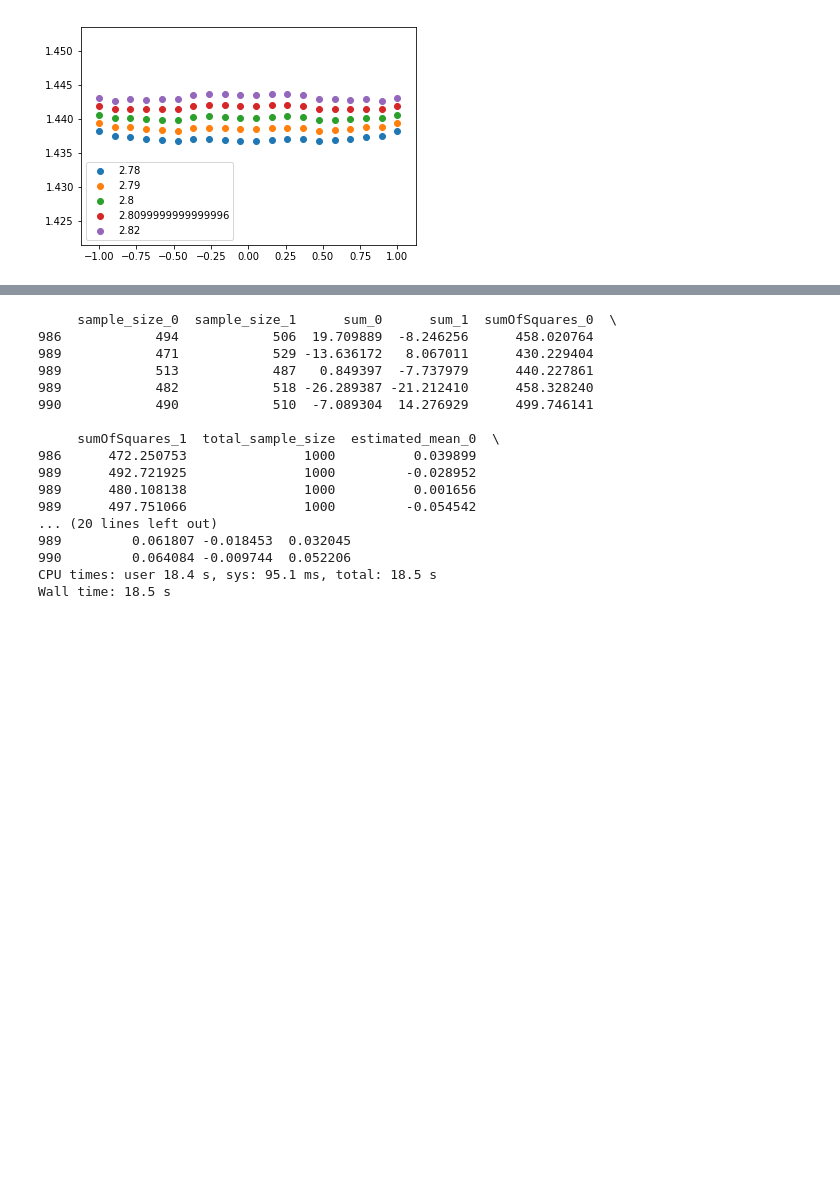
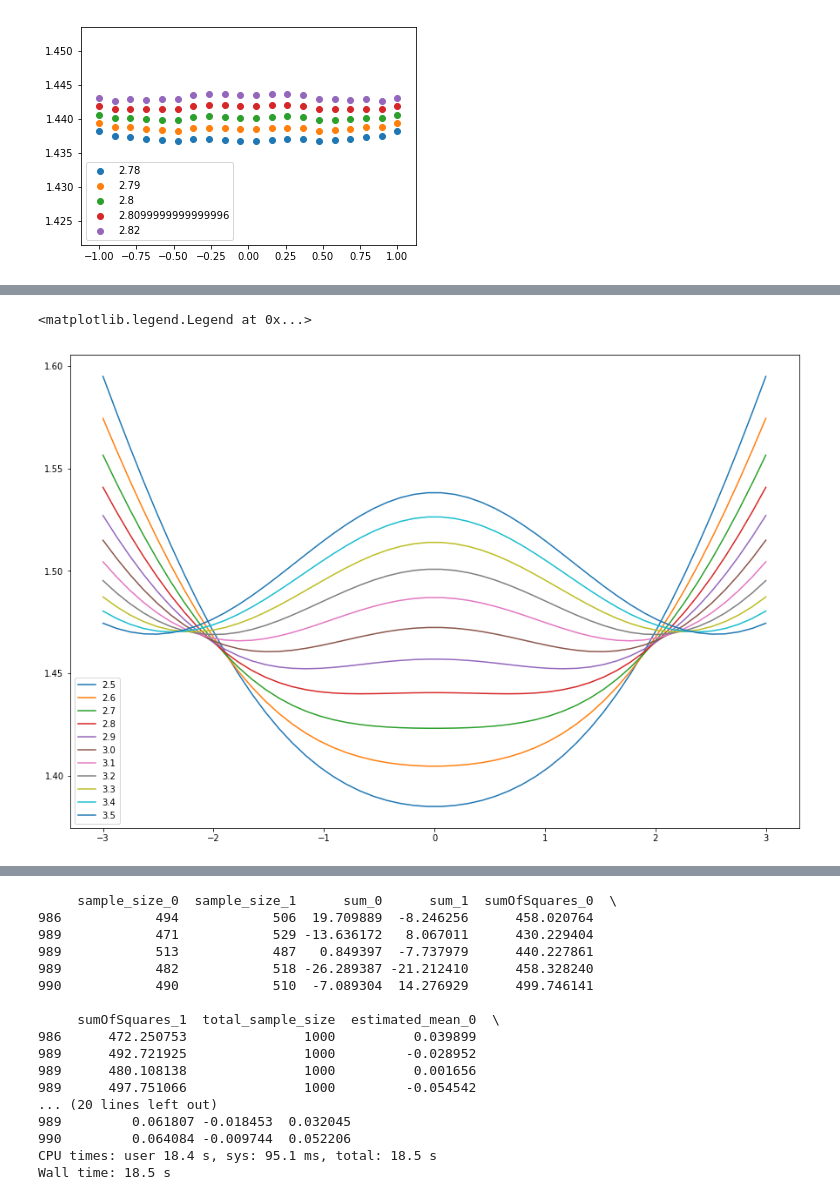
Before and after one commit to aaronmcdaid/bayesian.risk, a Jupyter notebook: notebooks/Using the Ratio Of Expected Gain to Expected Loss (REGEL) for fast A-B testing.ipynb, the cells around one changed output, grey strips where cells are left out. Drawn from its saved outputs; the diff is of its cells as text; code cells hidden in the pictures; blank space fills up the shorter version.

```diff
--- a/notebooks/Using the Ratio Of Expected Gain to Expected Loss (REGEL) for fast A-B testing.ipynb
+++ b/notebooks/Using the Ratio Of Expected Gain to Expected Loss (REGEL) for fast A-B testing.ipynb
@@ -65,0 +76,13 @@ plt.legend()
+# %%
+locs = np.linspace(-3, 3)
+x = pd.DataFrame([(-slow_risk(0, loc, 1), -slow_risk(0, -loc, 1)) for loc in locs], columns=['EL','EG'])
+
+plt.figure(figsize=(15, 10))
+for p in np.linspace(2.5, 3.5, 11):
+    _p = 1/p
+    a, b = (x.EL)**_p, (x.EG)**_p
+    plt.plot(locs, a+b, label=p);
+plt.legend()
+# %% [output]
+<matplotlib.legend.Legend at 0x...>
+[figure, added]
```
Also changed, not shown: parts of 5 cells of this notebook.
